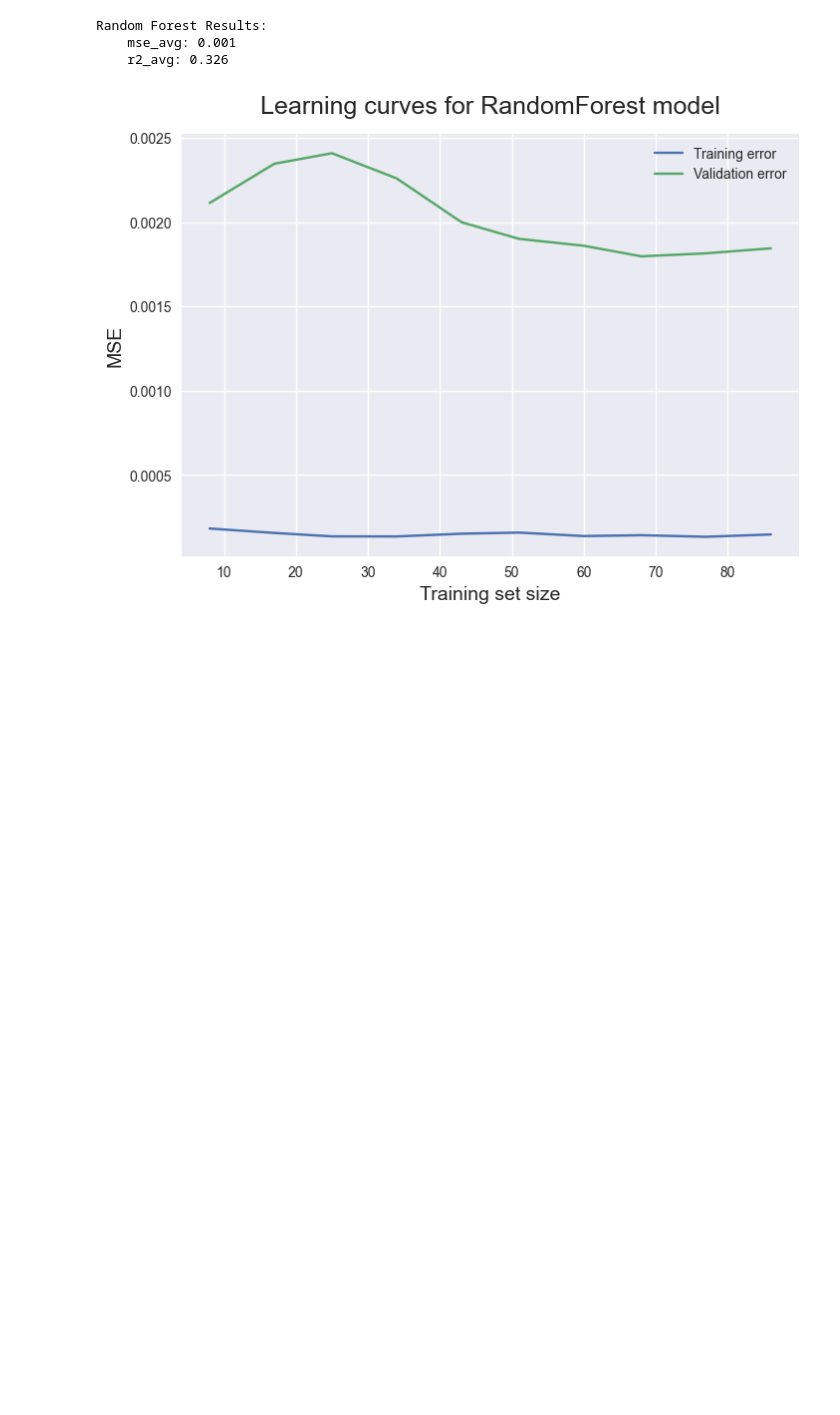
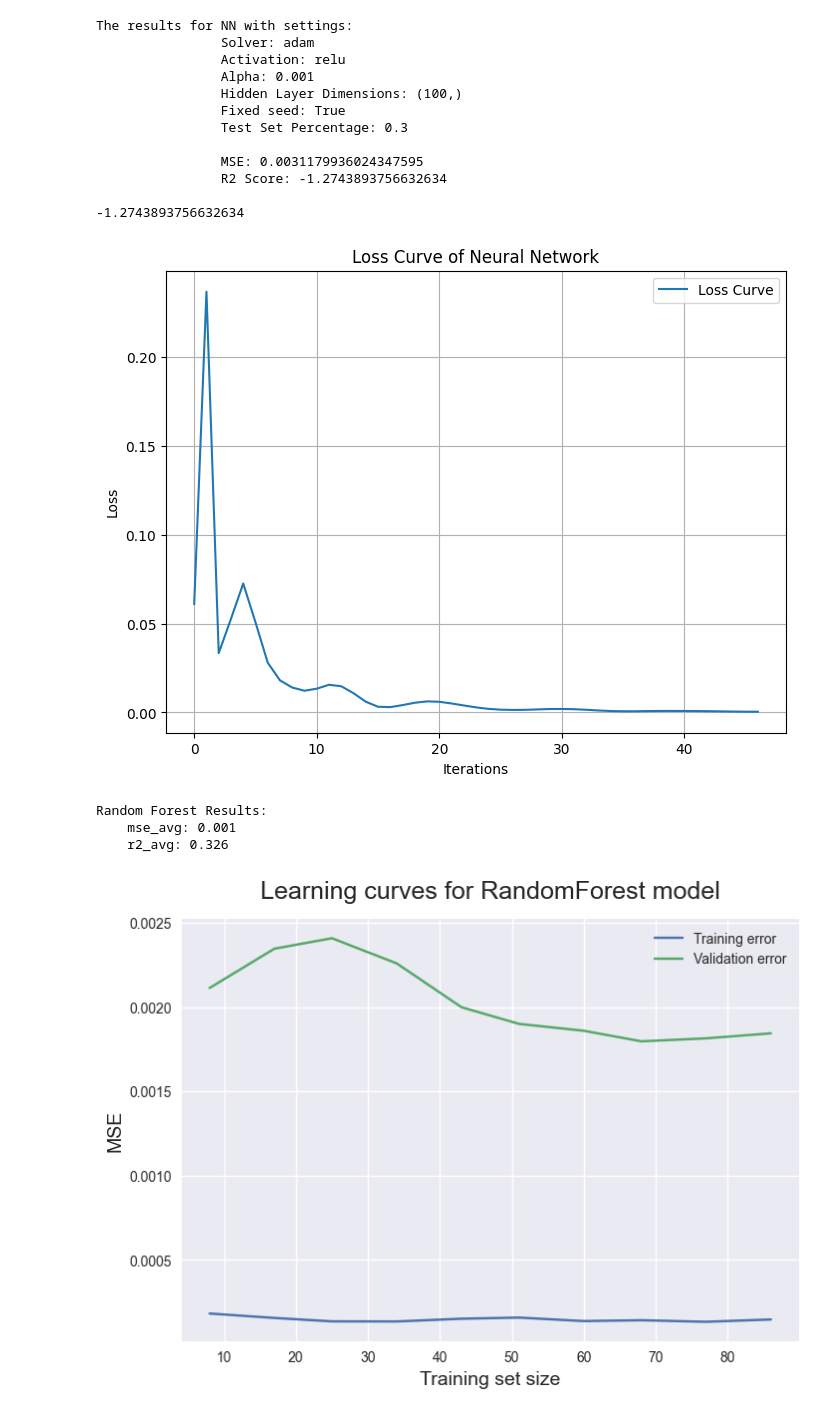
Before and after one commit to dkStephanos/3pp-predictions, a Jupyter notebook: prediction.ipynb, the cells around one changed output. Saved outputs shown, nothing was run; the diff lists cells and outputs as text; code cells hidden in the pictures; blank space fills up the shorter version.

```diff
--- a/prediction.ipynb
+++ b/prediction.ipynb
@@ -5,6 +5,37 @@ from code.constants import TARGET_COL, SELECTED_FEATURES
 data_path = './data/shooting_stats_extended.csv'
 df = pd.read_csv(data_path)
 df = df[[TARGET_COL, *SELECTED_FEATURES]]
+# %%
+from code.prediction.ML.NeuralNetwork import NeuralNetwork
+
+# Instantiate and train the Neural Network model
+neural_network_model = NeuralNetwork()
+
+# Set parameters for the neural network
+alpha = 0.001
+hidden_layer_sizes = (100,)
+activation = 'relu'
+solver = 'adam'
+
+# Train the model and get performance statistics
+neural_network_model.regress(df, alpha, hidden_layer_sizes, activation, solver, 0.3, TARGET_COL, is_fixed=True, print_results=True)
+
+# Generate and display plots
+neural_network_model.plot_loss_curve()
+# %% [output]
+The results for NN with settings:
+                Solver: adam
+                Activation: relu
+                Alpha: 0.001
+                Hidden Layer Dimensions: (100,)
+                Fixed seed: True
+                Test Set Percentage: 0.3
+
+                MSE: 0.0031179936024347595
+                R2 Score: -1.2743893756632634
+
+-1.2743893756632634
+[figure, added]
 # %%
 from code.prediction.ML.RandomForest import RandomForest
 
```
